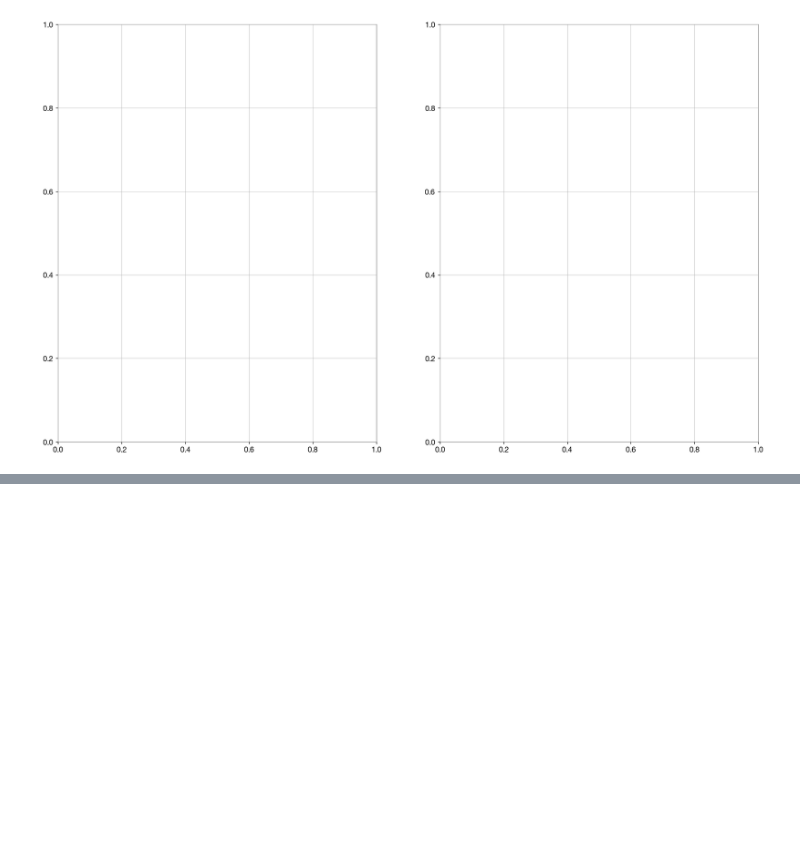
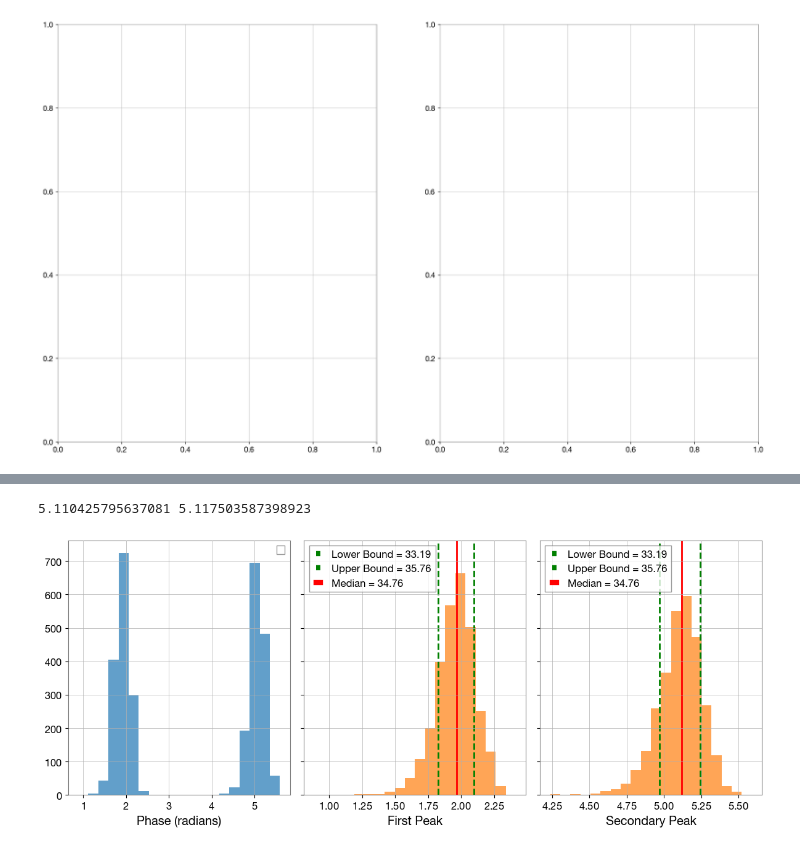
Before and after one commit to maxthebigcoda/astro-projects, a Jupyter notebook: parameter-estimation/bilby_real.ipynb, the cells around one changed output, grey strips where cells are left out. Cells and saved outputs as stored; diff of their text form; code cells hidden in the pictures; blank space fills up the shorter version.

```diff
--- a/parameter-estimation/bilby_real.ipynb
+++ b/parameter-estimation/bilby_real.ipynb
@@ -569,0 +666,59 @@ NameError: name 'parameter' is not defined
+# %%
+def get_median_and_errors(data):
+    """
+    Compute the median and 1σ error bounds of an array.
+
+    Parameters:
+    - data (array-like): Input array of values.
+
+    Returns:
+    - median (float): Median value.
+    - lower_bound (float): 16th percentile (1σ lower bound).
+    - upper_bound (float): 84th percentile (1σ upper bound).
+    """
+    median = np.median(data)
+    lower_bound = np.percentile(data, 16)  # 1σ lower bound
+    upper_bound = np.percentile(data, 84)  # 1σ upper bound
+    return median, lower_bound, upper_bound
+
+first_peak_median, first_peak_upper, first_peak_lower = get_median_and_errors(first_peak)
+second_peak_median, second_peak_upper, second_peak_lower = get_median_and_errors(second_peak)
+
+print(first_peak_median,second_peak_median)
+# %% [output]
+5.110425795637081 5.117503587398923
+# %%
+fig, axes = plt.subplots(ncols=3, figsize=(12, 5), sharey=True)
+
+
+# Plot histogram for primary mass (m1)
+axes[0].hist(first_phase, bins=20, color='C0', alpha=0.7)
+# axes[0].axvline(m1_lower, linestyle='--', color='green', label=f'Lower Bound = {m1_lower:.2f}', linewidth=2)
+# axes[0].axvline(m1_upper, linestyle='--', color='green', label=f'Upper Bound = {m1_upper:.2f}', linewidth=2)
+# axes[0].axvline(m1_median, color='red', label=f'Median = {m1_median:.2f}', linewidth=2)
+axes[0].set_xlabel("Phase (radians)")
+axes[0].legend()
+
+# Plot histogram for secondary mass (m2)
+axes[1].hist(first_peak, bins=20, color='C1', alpha=0.7)
+axes[1].axvline(first_peak_lower, linestyle='--', color='green', label=f'Lower Bound = {m2_lower:.2f}', linewidth=2)
+axes[1].axvline(first_peak_upper, linestyle='--', color='green', label=f'Upper Bound = {m2_upper:.2f}', linewidth=2)
+axes[1].axvline(first_peak_median, color='red', label=f'Median = {m2_median:.2f}', linewidth=2)
+axes[1].set_xlabel("First Peak")
+axes[1].legend()
+
+axes[2].hist(second_peak, bins=20, color='C1', alpha=0.7)
+axes[2].axvline(second_peak_lower, linestyle='--', color='green', label=f'Lower Bound = {m2_lower:.2f}', linewidth=2)
+axes[2].axvline(second_peak_upper, linestyle='--', color='green', label=f'Upper Bound = {m2_upper:.2f}', linewidth=2)
+axes[2].axvline(second_peak_median, color='red', label=f'Median = {m2_median:.2f}', linewidth=2)
+axes[2].set_xlabel("Secondary Peak")
+axes[2].legend()
+
+# Common labels
+# fig.suptitle("Posterior Distributions of Black Hole Masses")
+plt.tight_layout()
+plt.savefig("three-phase.png", dpi=300, bbox_inches='tight')
+
+plt.show()
+# %% [output]
+[figure, added]
```
Also changed, not shown: parts of 13 cells of this notebook.
